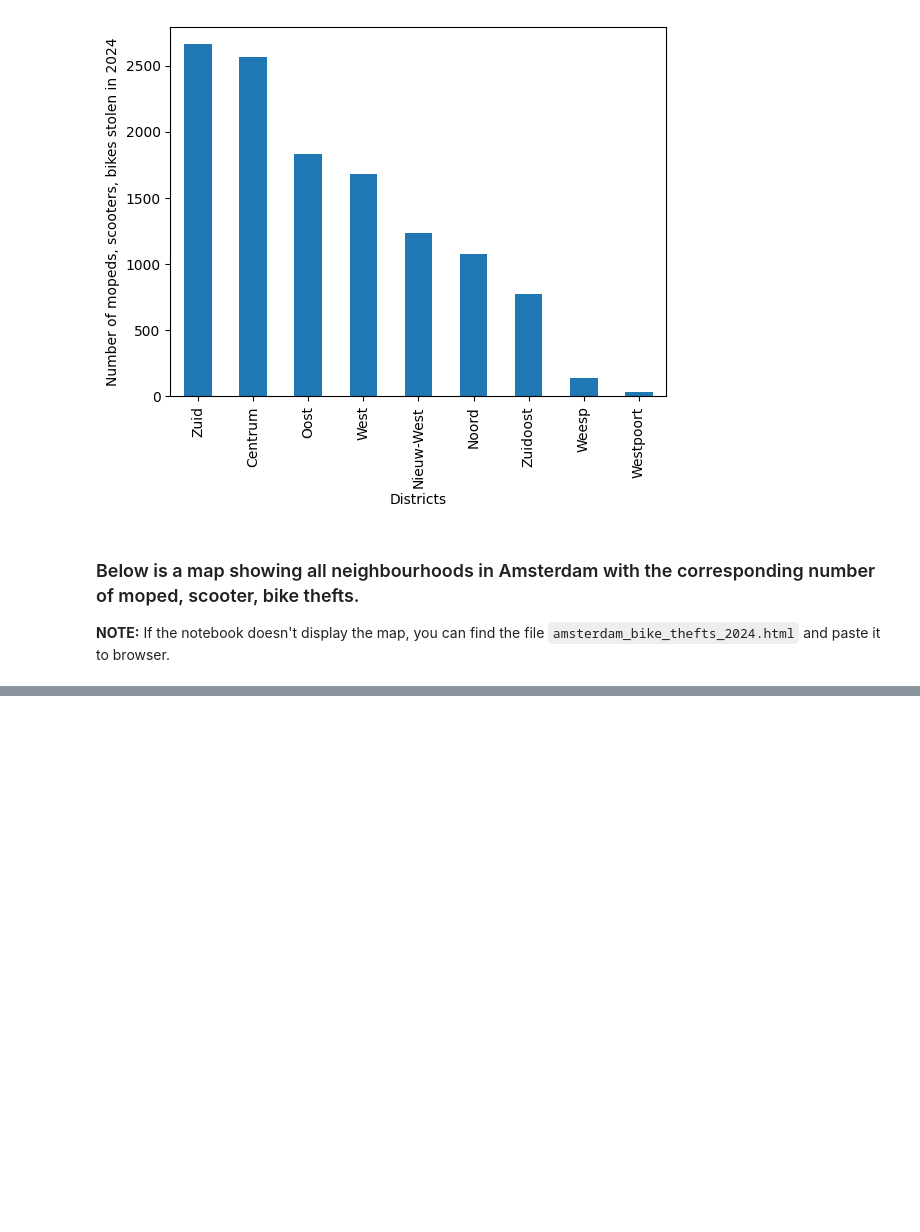
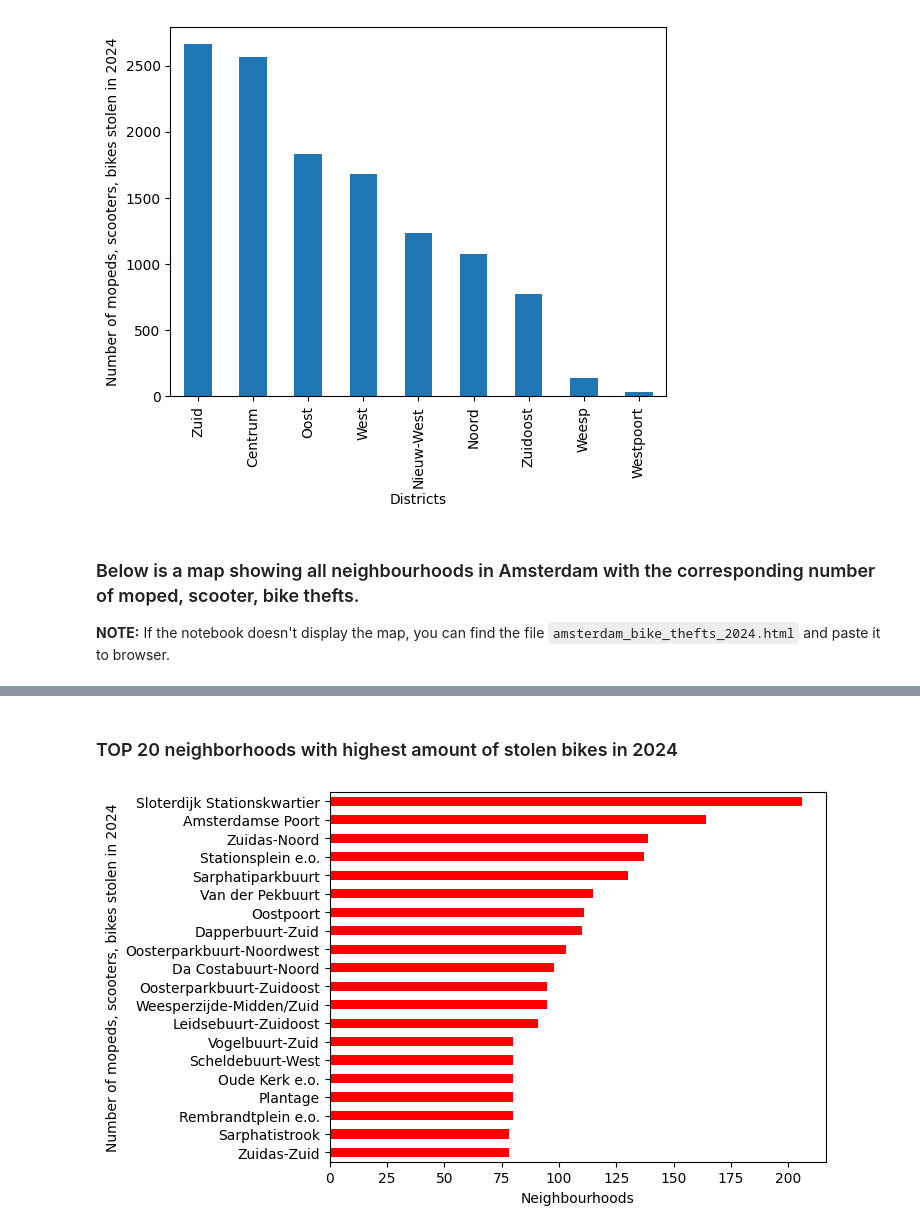
Before and after one commit to kderica/two-wheel-thefts-amsterdam, a Jupyter notebook: analysis.ipynb, the cells around one changed output, grey strips where cells are left out. Cells and saved outputs as stored; diff of their text form; code cells hidden in the pictures; blank space fills up the shorter version.

Commit message:
added top 20 neighbourhoods with highest theft visualization

```diff
--- a/analysis.ipynb
+++ b/analysis.ipynb
@@ -98,3 +98,15 @@ m.save("amsterdam_bike_thefts_2024.html")
 m
 # %% [output]
 [interactive output not drawn]
+# %% [markdown]
+### TOP 20 neighborhoods with highest amount of stolen bikes in 2024
+# %%
+grouped_by_area = merged_df.groupby("Buurt")
+sorted_by_area = grouped_by_area["Geregistreerde misdrijven (aantal)"].sum().sort_values(ascending=False)
+top_20 = sorted_by_area.head(20)
+bar_chart = top_20.plot.barh(color = "red")
+bar_chart.invert_yaxis()
+bar_chart.set_xlabel("Neighbourhoods");
+bar_chart.set_ylabel("Number of mopeds, scooters, bikes stolen in 2024");
+# %% [output]
+[figure, added]
```
Also changed, not shown: 1 other file.
